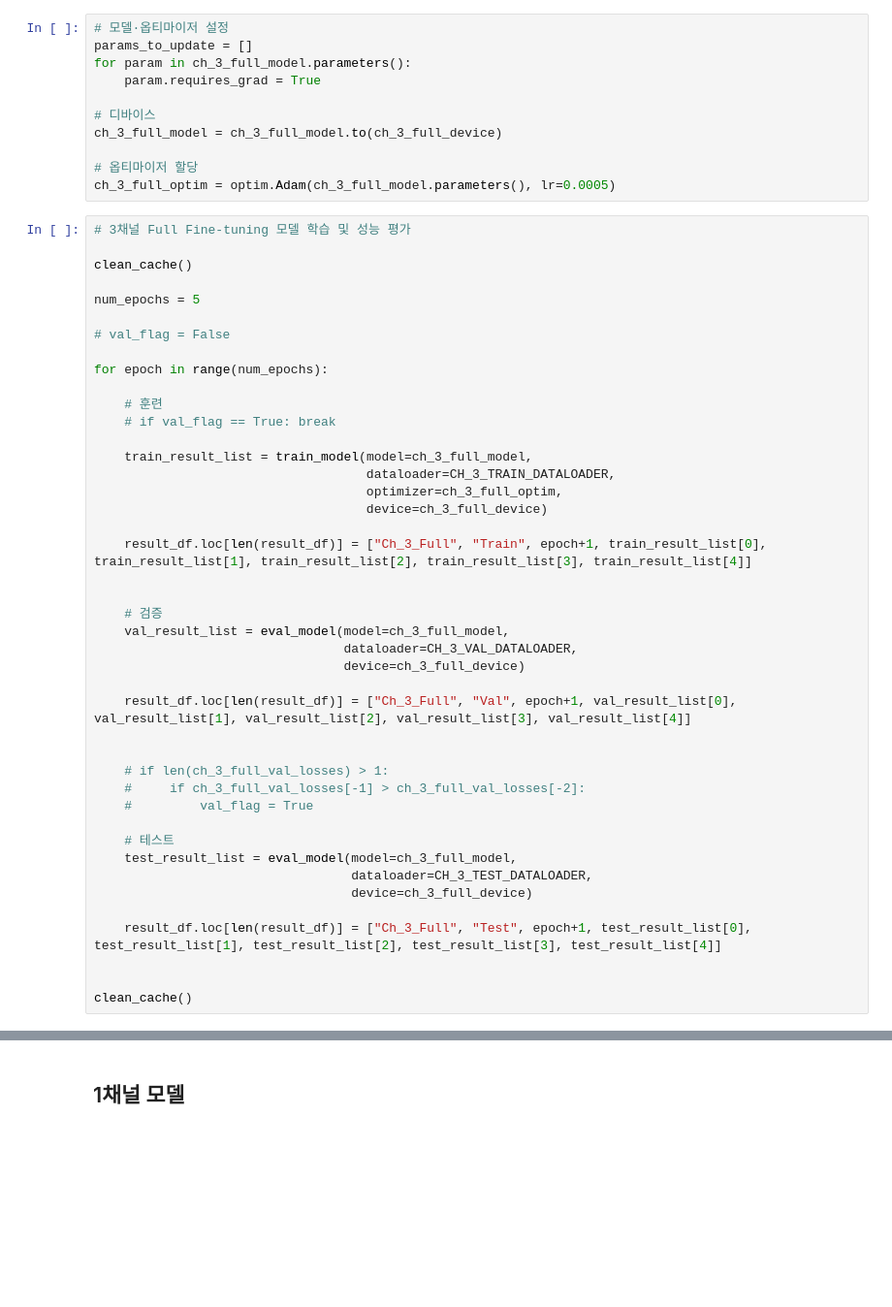
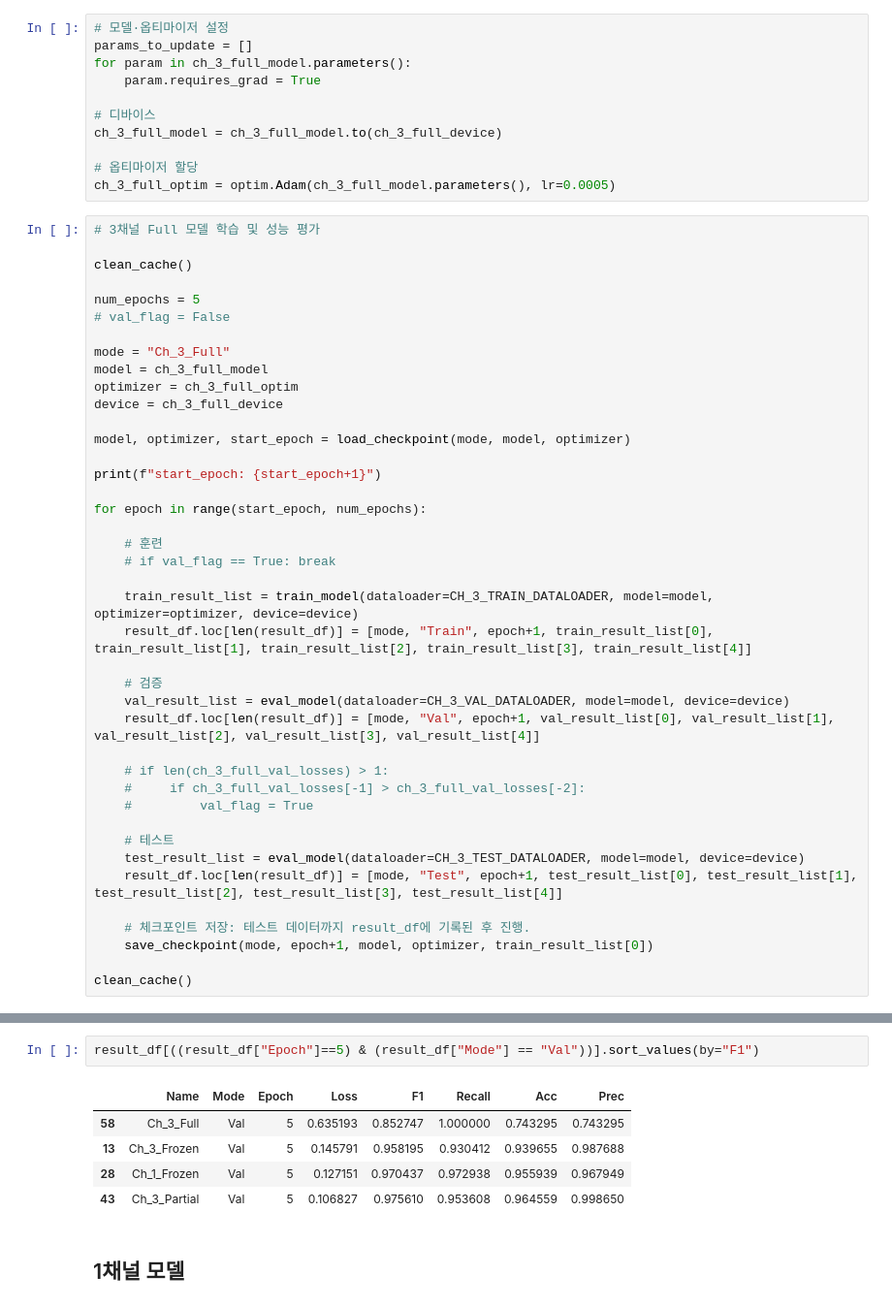
Before and after one commit to wonbywondev/ML-DL, a Jupyter notebook: 06_DL_FineTuning/06_Xray.ipynb, the cells around one changed output, grey strips where cells are left out. Shown at 97% size. Cells and saved outputs as stored; diff of their text form; blank space fills up the shorter version.

```diff
--- a/06_DL_FineTuning/06_Xray.ipynb
+++ b/06_DL_FineTuning/06_Xray.ipynb
@@ -889,45 +892,43 @@ ch_3_full_model = ch_3_full_model.to(ch_3_full_device)
 # 옵티마이저 할당
 ch_3_full_optim = optim.Adam(ch_3_full_model.parameters(), lr=0.0005)
 # %%
-# 3채널 Full Fine-tuning 모델 학습 및 성능 평가
+# 3채널 Full 모델 학습 및 성능 평가
 
 clean_cache()
 
 num_epochs = 5
-
 # val_flag = False
 
-for epoch in range(num_epochs):
+mode = "Ch_3_Full"
+model = ch_3_full_model
+optimizer = ch_3_full_optim
+device = ch_3_full_device
+
+model, optimizer, start_epoch = load_checkpoint(mode, model, optimizer)
+
+print(f"start_epoch: {start_epoch+1}")
+
+for epoch in range(start_epoch, num_epochs):
 
     # 훈련
     # if val_flag == True: break
 
-    train_result_list = train_model(model=ch_3_full_model,
-                                    dataloader=CH_3_TRAIN_DATALOADER,
-                                    optimizer=ch_3_full_optim,
-                                    device=ch_3_full_device)
-
-    result_df.loc[len(result_df)] = ["Ch_3_Full", "Train", epoch+1, train_result_list[0], train_result_list[1], train_result_list[2], train_result_list[3], train_result_list[4]]
-
+    train_result_list = train_model(dataloader=CH_3_TRAIN_DATALOADER, model=model, optimizer=optimizer, device=device)
+    result_df.loc[len(result_df)] = [mode, "Train", epoch+1, train_result_list[0], train_result_list[1], train_result_list[2], train_result_list[3], train_result_list[4]]
 
     # 검증
-    val_result_list = eval_model(model=ch_3_full_model,
-                                 dataloader=CH_3_VAL_DATALOADER,
-                                 device=ch_3_full_device)
-
-    result_df.loc[len(result_df)] = ["Ch_3_Full", "Val", epoch+1, val_result_list[0], val_result_list[1], val_result_list[2], val_result_list[3], val_result_list[4]]
-
+    val_result_list = eval_model(dataloader=CH_3_VAL_DATALOADER, model=model, device=device)
+    result_df.loc[len(result_df)] = [mode, "Val", epoch+1, val_result_list[0], val_result_list[1], val_result_list[2], val_result_list[3], val_result_list[4]]
 
     # if len(ch_3_full_val_losses) > 1:
     #     if ch_3_full_val_losses[-1] > ch_3_full_val_losses[-2]:
     #         val_flag = True
 
     # 테스트
-    test_result_list = eval_model(model=ch_3_full_model,
-                                  dataloader=CH_3_TEST_DATALOADER,
-                                  device=ch_3_full_device)
+    test_result_list = eval_model(dataloader=CH_3_TEST_DATALOADER, model=model, device=device)
+    result_df.loc[len(result_df)] = [mode, "Test", epoch+1, test_result_list[0], test_result_list[1], test_result_list[2], test_result_list[3], test_result_list[4]]
 
-    result_df.loc[len(result_df)] = ["Ch_3_Full", "Test", epoch+1, test_result_list[0], test_result_list[1], test_result_list[2], test_result_list[3], test_result_list[4]]
-
+    # 체크포인트 저장: 테스트 데이터까지 result_df에 기록된 후 진행.
+    save_checkpoint(mode, epoch+1, model, optimizer, train_result_list[0])
 
 clean_cache()
@@ -934,3 +954,11 @@ clean_cache()
+# %%
+result_df[((result_df["Epoch"]==5) & (result_df["Mode"] == "Val"))].sort_values(by="F1")
+# %% [output]
+|  | Name | Mode | Epoch | Loss | F1 | Recall | Acc | Prec |
+| 58 | Ch_3_Full | Val | 5 | 0.635193 | 0.852747 | 1.000000 | 0.743295 | 0.743295 |
+| 13 | Ch_3_Frozen | Val | 5 | 0.145791 | 0.958195 | 0.930412 | 0.939655 | 0.987688 |
+| 28 | Ch_1_Frozen | Val | 5 | 0.127151 | 0.970437 | 0.972938 | 0.955939 | 0.967949 |
+| 43 | Ch_3_Partial | Val | 5 | 0.106827 | 0.975610 | 0.953608 | 0.964559 | 0.998650 |
 # %% [markdown]
 ## 1채널 모델
 # %%
```
Also changed, not shown: parts of 12 cells of this notebook.
